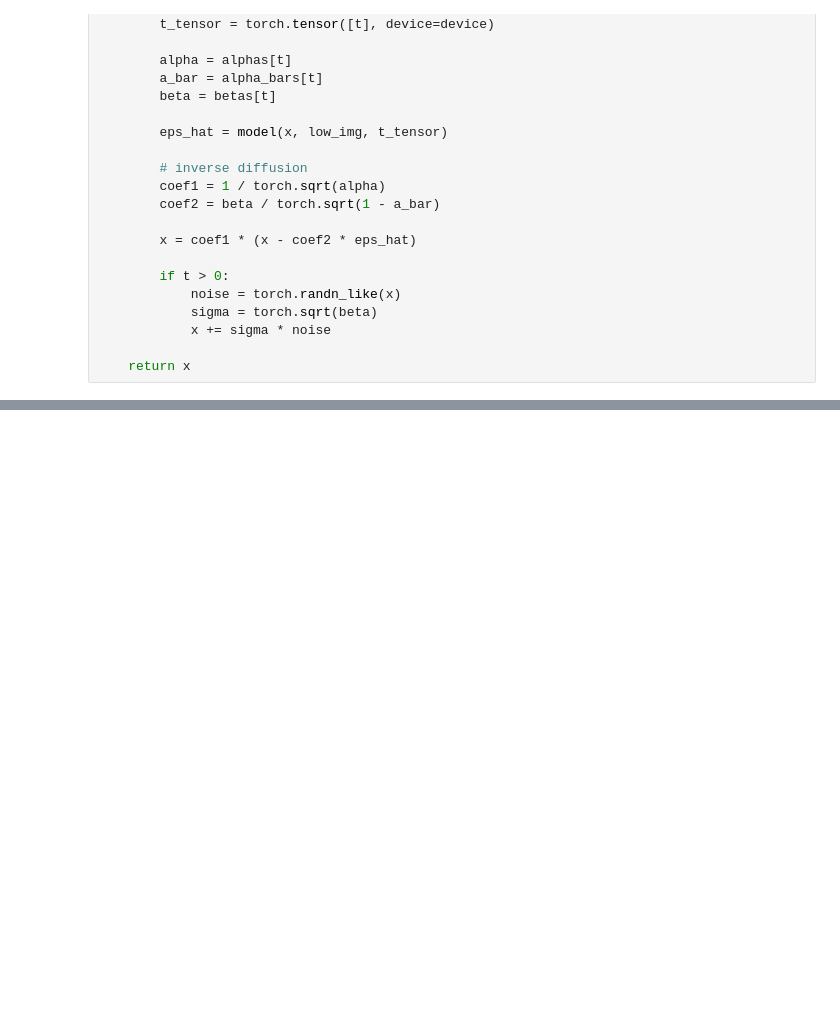
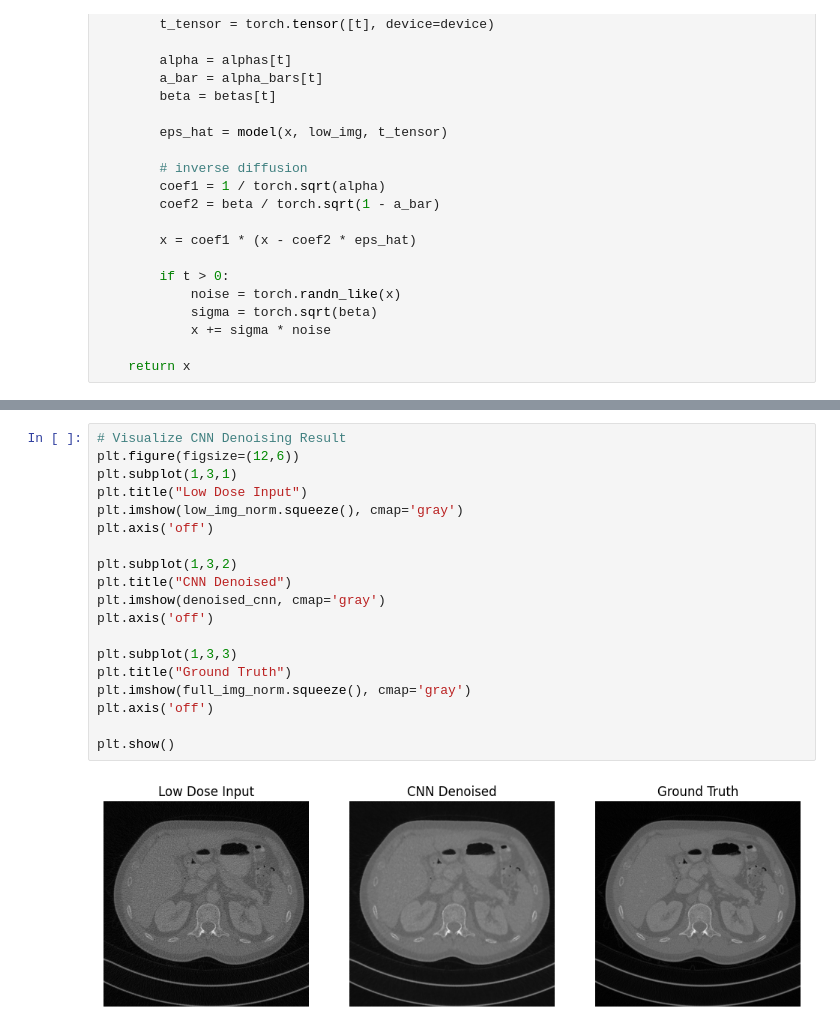
Before and after one commit to tseng097/cv5561-f25-team-diffusion, a Jupyter notebook: project.ipynb, the cells around one changed output, grey strips where cells are left out. Cells and saved outputs as stored; diff of their text form; blank space fills up the shorter version.

```diff
--- a/project.ipynb
+++ b/project.ipynb
@@ -438,0 +591,21 @@ SSIM (diffusion): 0.6268256993514696
+# %%
+# Visualize CNN Denoising Result
+plt.figure(figsize=(12,6))
+plt.subplot(1,3,1)
+plt.title("Low Dose Input")
+plt.imshow(low_img_norm.squeeze(), cmap='gray')
+plt.axis('off')
+
+plt.subplot(1,3,2)
+plt.title("CNN Denoised")
+plt.imshow(denoised_cnn, cmap='gray')
+plt.axis('off')
+
+plt.subplot(1,3,3)
+plt.title("Ground Truth")
+plt.imshow(full_img_norm.squeeze(), cmap='gray')
+plt.axis('off')
+
+plt.show()
+# %% [output]
+[figure, added]
```
Also changed, not shown: parts of 13 cells of this notebook, 3 other files.
